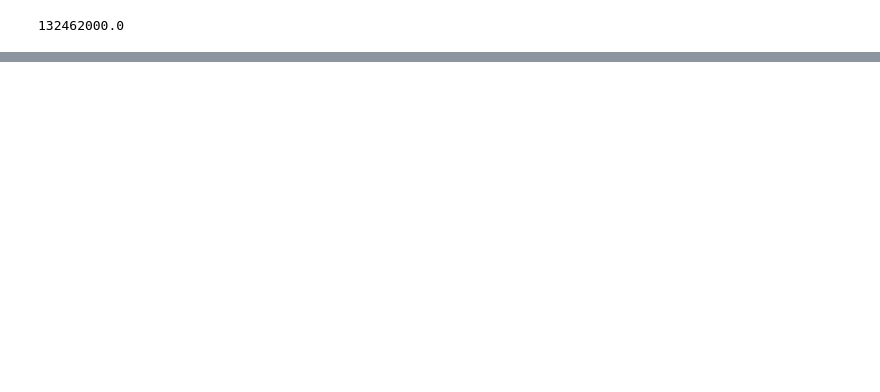
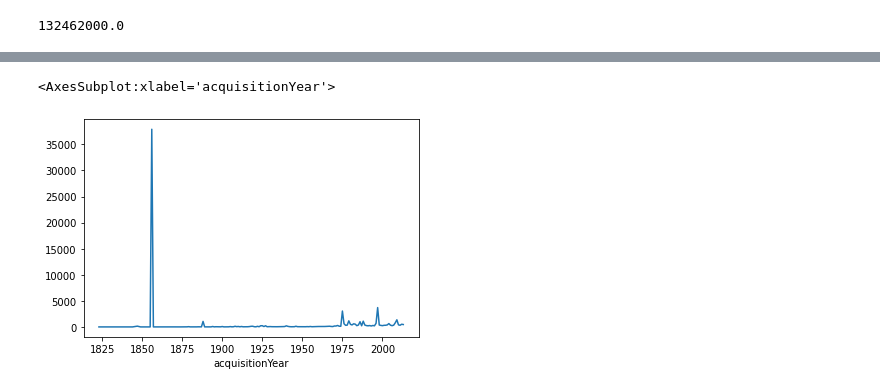
Before and after one commit to JohnnyExplorer/ml-gym, a Jupyter notebook: pandas/pandas-demo.ipynb, the cells around one changed output, grey strips where cells are left out. Drawn from its saved outputs; the diff is of its cells as text; code cells hidden in the pictures; blank space fills up the shorter version.

```diff
--- a/pandas/pandas-demo.ipynb
+++ b/pandas/pandas-demo.ipynb
@@ -397,0 +390,7 @@ memory usage: 928.0+ bytes
+# %%
+df = pd.read_pickle(os.path.join('./','art-df.pickle'))
+acquisition_years = df.groupby('acquisitionYear').size()
+acquisition_years.plot()
+# %% [output]
+<AxesSubplot:xlabel='acquisitionYear'>
+[figure, added]
```
Also changed, not shown: parts of 25 cells of this notebook.
